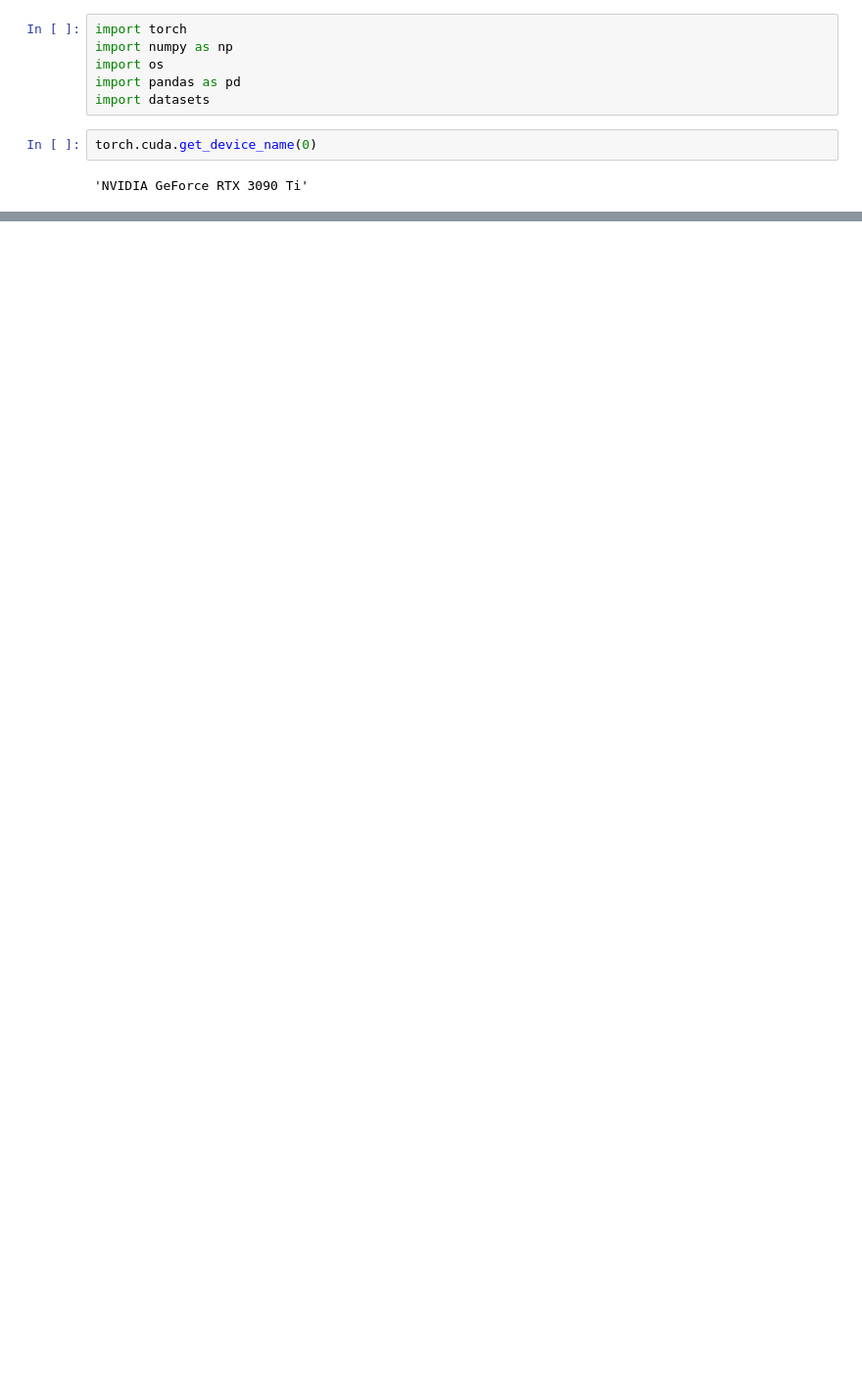
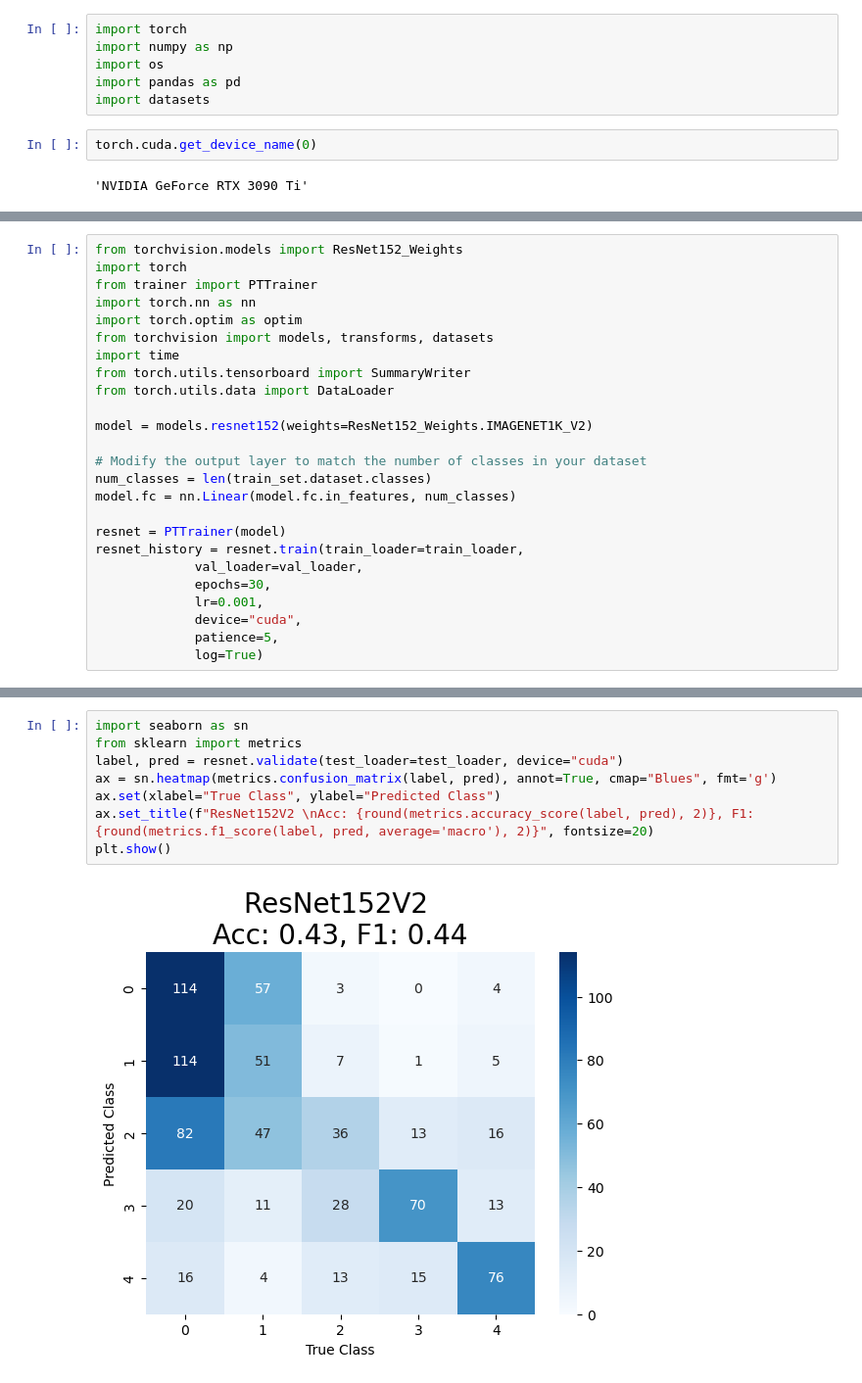
Before and after one commit to h3llow/Pose-Estimation-Tutorial, a Jupyter notebook: project1/pt.ipynb, the cells around one changed output, grey strips where cells are left out. Shown at 98% size. Drawn from its saved outputs; the diff is of its cells as text; blank space fills up the shorter version.

```diff
--- a/project1/pt.ipynb
+++ b/project1/pt.ipynb
@@ -236,0 +84,25 @@ plt.show()
+# %%
+from torchvision.models import ResNet152_Weights
+import torch
+from trainer import PTTrainer
+import torch.nn as nn
+import torch.optim as optim
+from torchvision import models, transforms, datasets
+import time
+from torch.utils.tensorboard import SummaryWriter
+from torch.utils.data import DataLoader
+
+model = models.resnet152(weights=ResNet152_Weights.IMAGENET1K_V2)
+
+# Modify the output layer to match the number of classes in your dataset
+num_classes = len(train_set.dataset.classes)
+model.fc = nn.Linear(model.fc.in_features, num_classes)
+
+resnet = PTTrainer(model)
+resnet_history = resnet.train(train_loader=train_loader,
+             val_loader=val_loader,
+             epochs=30,
+             lr=0.001,
+             device="cuda",
+             patience=5,
+             log=True)
@@ -236,0 +173,10 @@ plt.show()
+# %%
+import seaborn as sn
+from sklearn import metrics
+label, pred = resnet.validate(test_loader=test_loader, device="cuda")
+ax = sn.heatmap(metrics.confusion_matrix(label, pred), annot=True, cmap="Blues", fmt='g')
+ax.set(xlabel="True Class", ylabel="Predicted Class")
+ax.set_title(f"ResNet152V2 \nAcc: {round(metrics.accuracy_score(label, pred), 2)}, F1: {round(metrics.f1_score(label, pred, average='macro'), 2)}", fontsize=20)
+plt.show()
+# %% [output]
+[figure, added]
```
Also changed, not shown: parts of 14 cells of this notebook, 5 other files.
